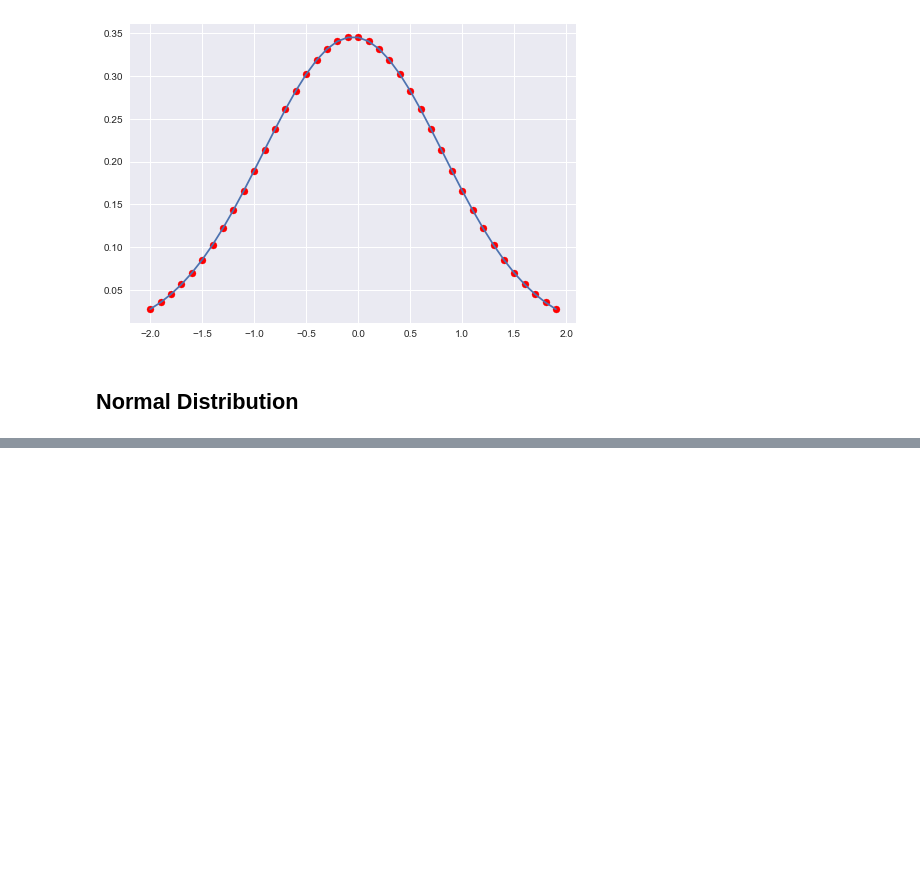
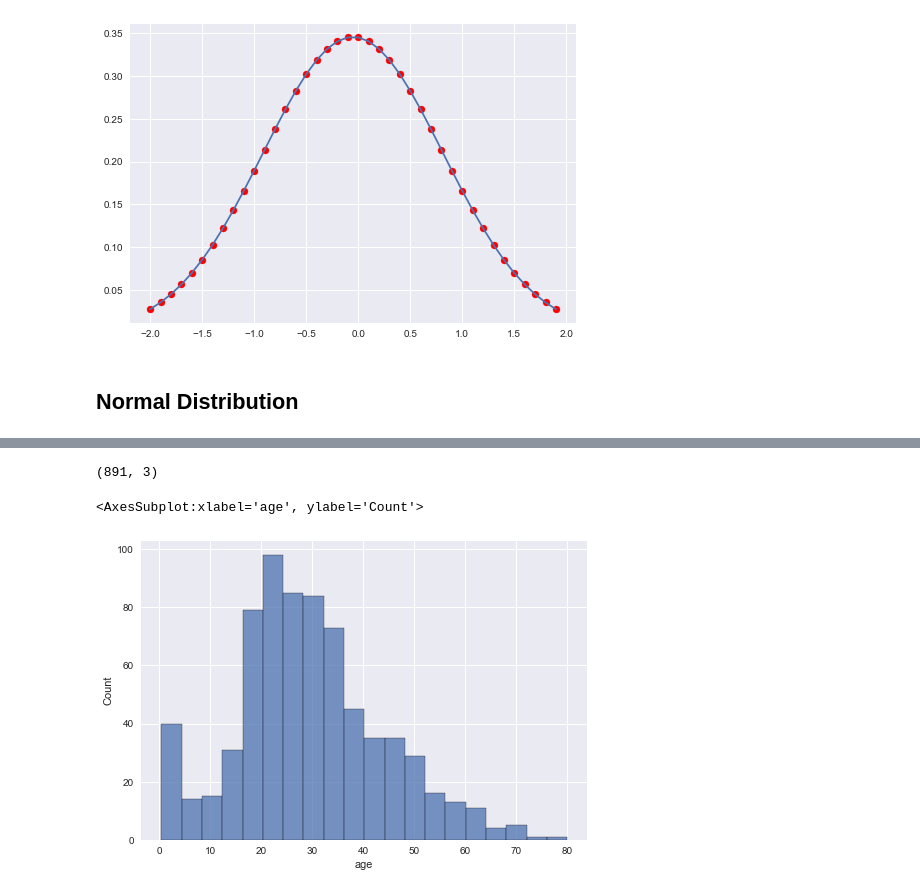
Before and after one commit to asadTariq666/Machine_Learning, a Jupyter notebook: Lectures/day13 - Normality Tests.ipynb, the cells around one changed output, grey strips where cells are left out. Saved outputs shown, nothing was run; the diff lists cells and outputs as text; code cells hidden in the pictures; blank space fills up the shorter version.

```diff
--- a/Lectures/day13 - Normality Tests.ipynb
+++ b/Lectures/day13 - Normality Tests.ipynb
@@ -45,3 +45,7 @@ plt.scatter(x,y,marker='o',color='red')
 [figure]
 # %% [markdown]
 ## Normal Distribution
+# %%
+## Load Dataset
+boat = sns.load_dataset('Titanic')
+boat.head(),boat.shape
@@ -47,0 +67,11 @@ plt.scatter(x,y,marker='o',color='red')
+# %%
+boat = boat[['sex','age','fare']]
+boat.shape
+# %% [output]
+(891, 3)
+# %%
+# Histogram test
+sns.histplot(boat['age'])
+# %% [output]
+<AxesSubplot:xlabel='age', ylabel='Count'>
+[figure, added]
```
Also changed, not shown: parts of 5 cells of this notebook.
